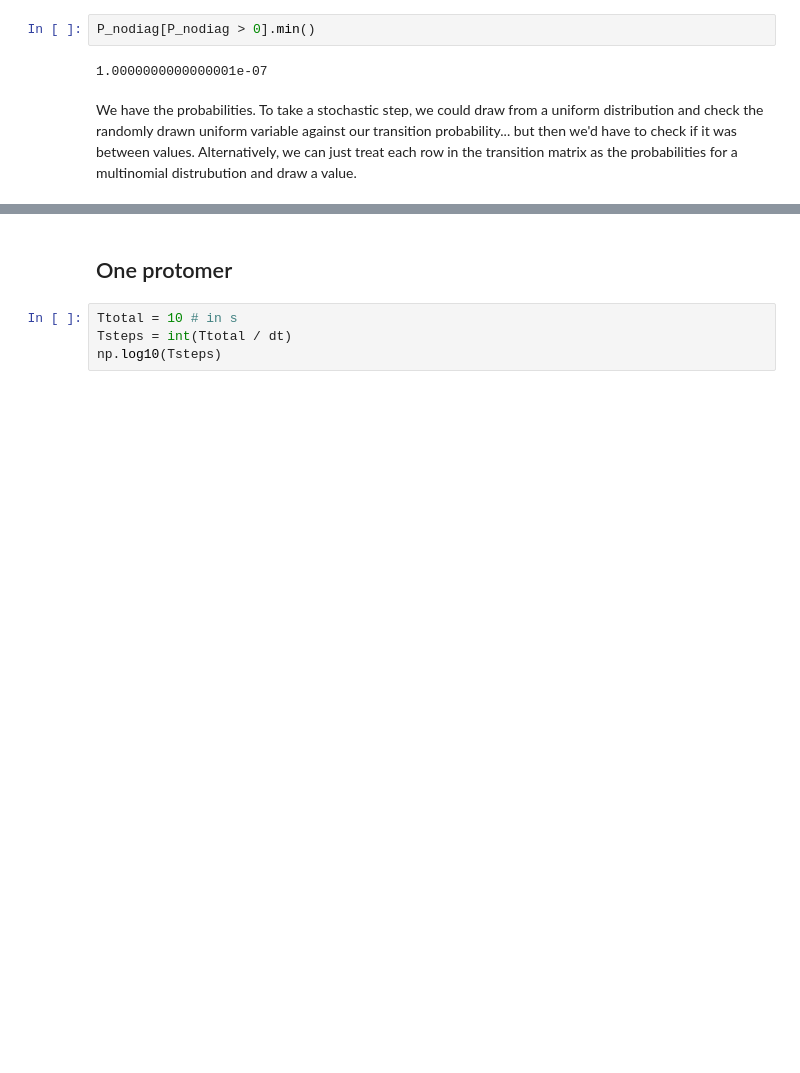
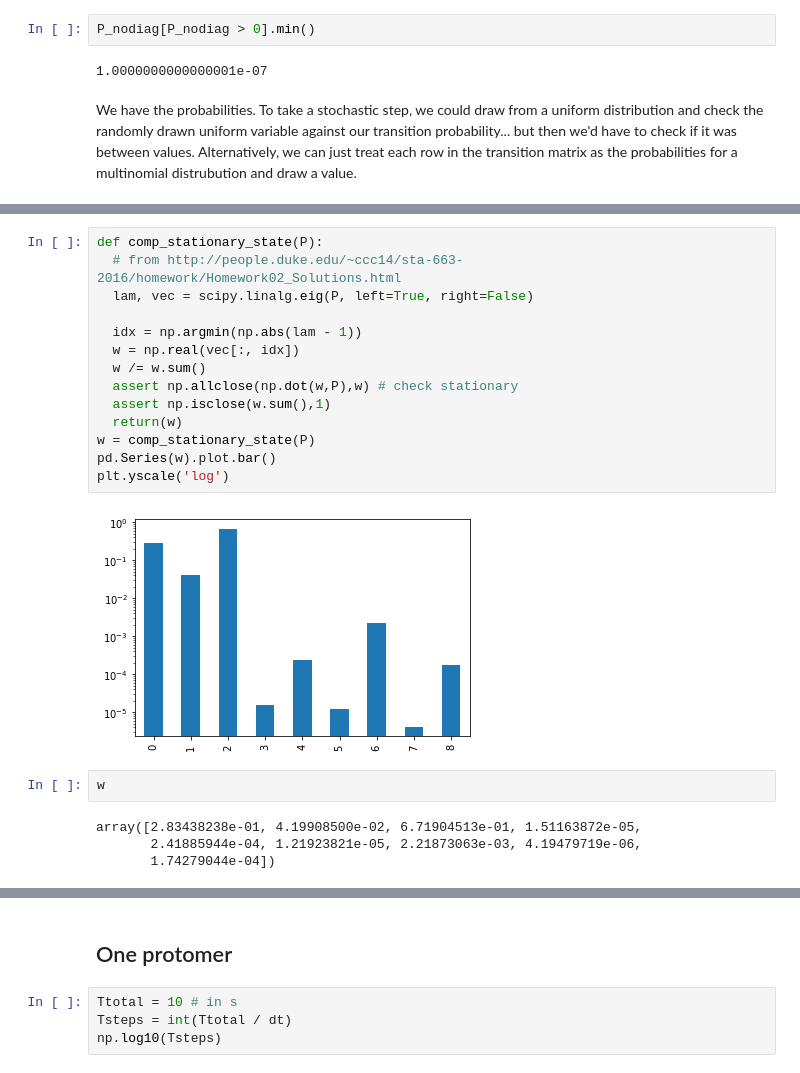
Before and after one commit to geoffwoollard/calcium_signalling_simulations, a Jupyter notebook: calcium_simulations.ipynb, the cells around one changed output, grey strips where cells are left out. Cells and saved outputs as stored; diff of their text form; blank space fills up the shorter version.

```diff
--- a/calcium_simulations.ipynb
+++ b/calcium_simulations.ipynb
@@ -382,0 +398,22 @@ We have the probabilities. To take a stochastic step, we could draw from a unifo
+# %%
+def comp_stationary_state(P):
+  # from http://people.duke.edu/~ccc14/sta-663-2016/homework/Homework02_Solutions.html
+  lam, vec = scipy.linalg.eig(P, left=True, right=False)
+
+  idx = np.argmin(np.abs(lam - 1))
+  w = np.real(vec[:, idx])
+  w /= w.sum()
+  assert np.allclose(np.dot(w,P),w) # check stationary
+  assert np.isclose(w.sum(),1)
+  return(w)
+w = comp_stationary_state(P)
+pd.Series(w).plot.bar()
+plt.yscale('log')
+# %% [output]
+[figure, added]
+# %%
+w
+# %% [output]
+array([2.83438238e-01, 4.19908500e-02, 6.71904513e-01, 1.51163872e-05,
+       2.41885944e-04, 1.21923821e-05, 2.21873063e-03, 4.19479719e-06,
+       1.74279044e-04])
```
Also changed, not shown: parts of 17 cells of this notebook.
